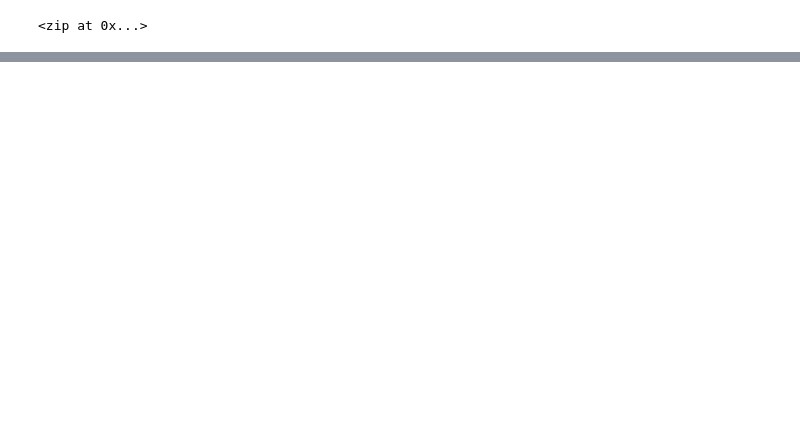
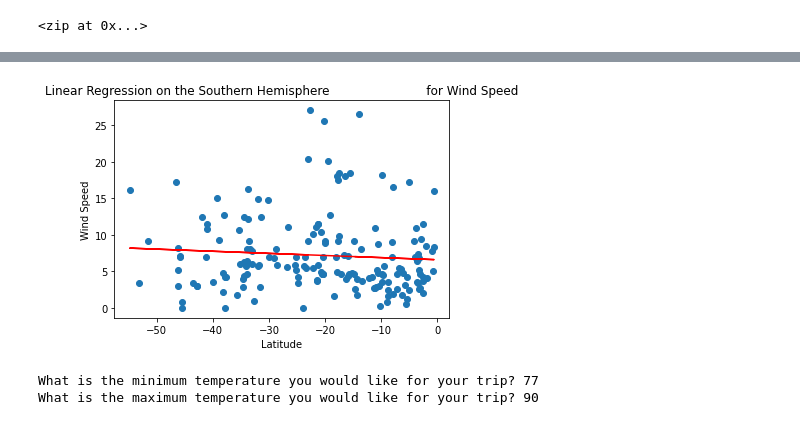
Before and after one commit to JanellN/World_Weather_Analysis, a Jupyter notebook: WeatherPy.ipynb, the cells around one changed output, grey strips where cells are left out. Drawn from its saved outputs; the diff is of its cells as text; code cells hidden in the pictures; blank space fills up the shorter version.

```diff
--- a/WeatherPy.ipynb
+++ b/WeatherPy.ipynb
@@ -488,0 +489,21 @@ plot_linear_regression(x_values, y_values,
+# %%
+# Linear regression on the Southern Hemisphere
+
+x_values = southern_hemi_df["Lat"]
+
+y_values = southern_hemi_df["Wind Speed"]
+
+# Call the function.
+
+plot_linear_regression(x_values, y_values,
+                       'Linear Regression on the Southern Hemisphere \
+                        for Wind Speed', 'Wind Speed',(-50,35))
+# %% [output]
+[figure, added]
+# %%
+# Ask the customer to add a minimum and maximum temperature value.
+min_temp = float(input("What is the minimum temperature you would like for your trip? "))
+max_temp = float(input("What is the maximum temperature you would like for your trip? "))
+# %% [output]
+What is the minimum temperature you would like for your trip? 77
+What is the maximum temperature you would like for your trip? 90
```
Also changed, not shown: parts of 34 cells of this notebook, 7 other files.
